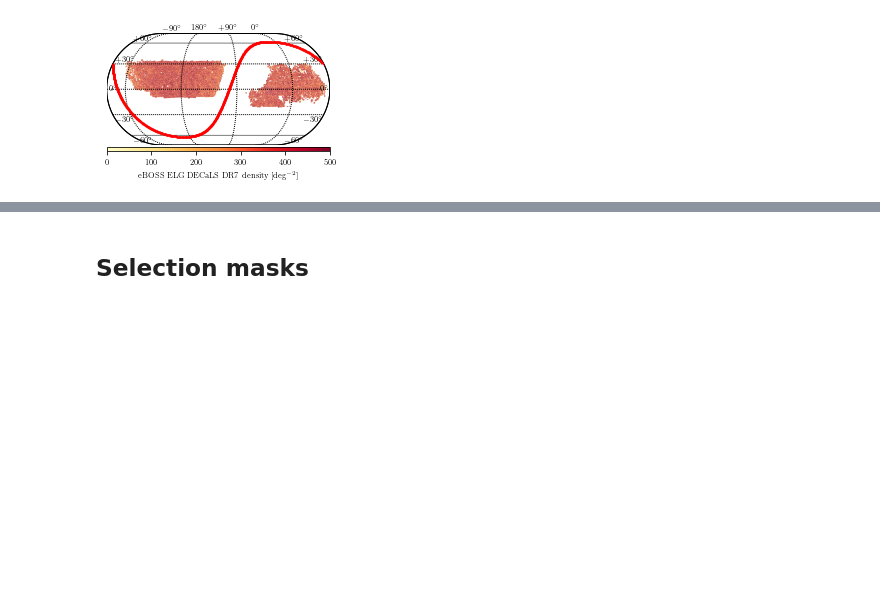
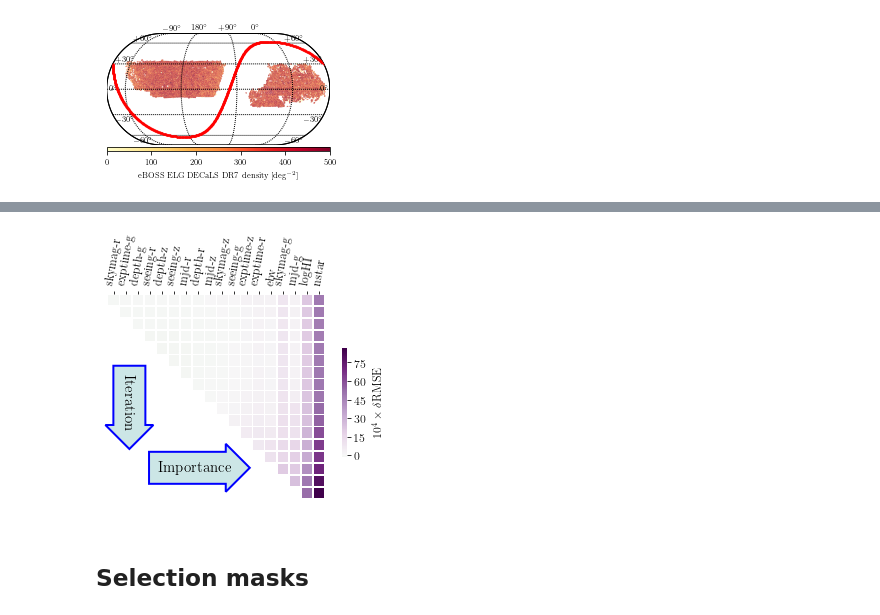
Before and after one commit to mehdirezaie/SYSNet, a Jupyter notebook: dataviz/DLpaper_plots.ipynb, the cells around one changed output, grey strips where cells are left out. Drawn from its saved outputs; the diff is of its cells as text; code cells hidden in the pictures; blank space fills up the shorter version.

```diff
--- a/dataviz/DLpaper_plots.ipynb
+++ b/dataviz/DLpaper_plots.ipynb
@@ -171,0 +175,82 @@ plot_elghmap(config)
+# %%
+def ablation_plot(filename, odir):
+    params = {
+    'axes.spines.right':False,
+    'axes.spines.top':False,
+    'axes.labelsize': 12,
+    #'text.fontsize': 8,
+    'legend.fontsize': 12,
+    'xtick.labelsize': 12,
+    'ytick.labelsize': 12,
+    'text.usetex': True,
+    'figure.figsize': [6, 4], # 11 9
+    'font.family':'serif'}
+    plt.rcParams.update(params)
+    ab1 = np.load(filename).item()
+    #
+    INDICES = ab1['indices']
+    VALUES  = ab1['validmin']
+    FEAT    = ab1['importance'] + [i for i in range(18)\
+                  if i not in ab1['importance']]
+
+    matric_dict = {}
+    for i in range(len(INDICES)):
+        for j in range(len(VALUES[i])):
+            matric_dict[str(i)+'-'+str(INDICES[i][j])] = VALUES[i][j]
+
+    matric = np.zeros(shape=(18, 18))
+    for i in range(17):
+        for j, sys_i in enumerate(FEAT):
+            if str(i)+'-'+str(sys_i) in matric_dict.keys():
+                matric[i,j] = (matric_dict['%d-%d'%(i,sys_i)][0]/ab1['RMSEall'])-1.#-ab1['baselineRMSE']
+    matric *= 1.e4
+    bands = ['r','g','z']
+    labels = ['ebv','logHI','nstar']
+    labels += ['depth-'+b for b in bands]
+    labels += ['seeing-'+b for b in bands]
+    #labels += ['airmass-'+b for b in bands]
+    labels += ['skymag-'+b for b in bands]
+    labels += ['exptime-'+b for b in bands]
+    labels += ['mjd-'+b for b in bands]
+    xlabels = [labels[j] for j in FEAT]
+    mask = ~np.zeros_like(matric, dtype=np.bool)
+    #mask[np.triu_indices_from(mask)] = False
+    mask[matric==0.0] = False
+    vmin = np.minimum(np.abs(np.min(matric)), np.abs(np.max(matric))) #* 0.1
+    # Set up the matplotlib figure
+    f, ax = plt.subplots()
+    #plt.title('Correlation Matrix of DR5')
+    # Generate a custom diverging colormap
+    kw = dict(mask=~mask, cmap=plt.cm.PRGn_r, xticklabels=xlabels,
+               yticklabels=xlabels[::-1],
+               center=0.0, #vmax=50, #vmin=-1.*vmin, vmax=vmin,
+               square=True, linewidths=.5,
+               cbar_kws={"shrink": .5,
+               "label":r'$10^{4} \times \delta$RMSE'})
+    # Draw the heatmap with the mask and correct aspect ratio
+    sns.heatmap(matric, **kw)
+    ax.set_xticklabels(xlabels, rotation=80)
+    ax.set_yticks([])
+    ax.xaxis.tick_top()
+    bbox_props = dict(boxstyle="rarrow", fc=(0.8, 0.9, 0.9), ec="b", lw=2)
+    t = ax.text(0.4, 0.2, "Importance",
+                ha="center", va="center", rotation=0,
+                transform=ax.transAxes,
+                bbox=bbox_props, fontsize=15)
+    bb = t.get_bbox_patch()
+    bb.set_boxstyle("rarrow", pad=0.6)
+    t1 = ax.text(0.1, 0.5, "Iteration",
+                ha="center", va="center", rotation=-90,
+                transform=ax.transAxes,
+                bbox=bbox_props, fontsize=15)
+    bb1 = t1.get_bbox_patch()
+    bb1.set_boxstyle("rarrow", pad=0.6)
+    fname = filename.split('/')[-1][:-8]  # drop .log.npy
+    #ou = ''.join([filename[:-4], '.pdf']) # drop .npy
+    ou = ''.join([odir, fname, '.pdf'])
+    print('save ... ', ou)
+    plt.savefig(ou, bbox_inches='tight')
+
+
+ablation_plot('/Volumes/TimeMachine/data/DR7/results/ablation/dr7.log.npy','./figs/')
+# %% [output]
@@ -172,3 +258,4 @@ plot_elghmap(config)
+[figure, added]
 # %% [markdown]
 ## Selection masks
 # %%
```
Also changed, not shown: parts of 7 cells of this notebook, 5 other files.
